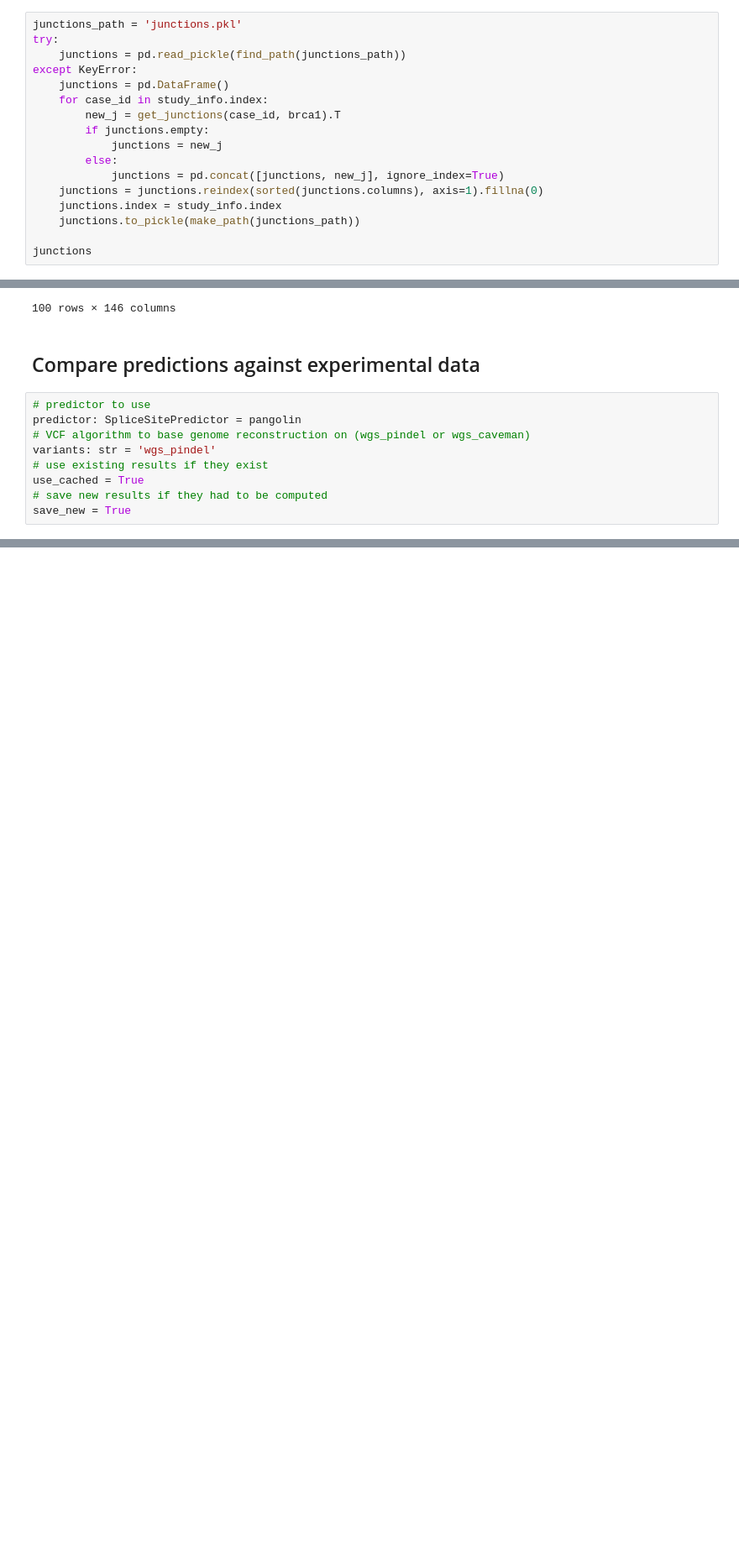
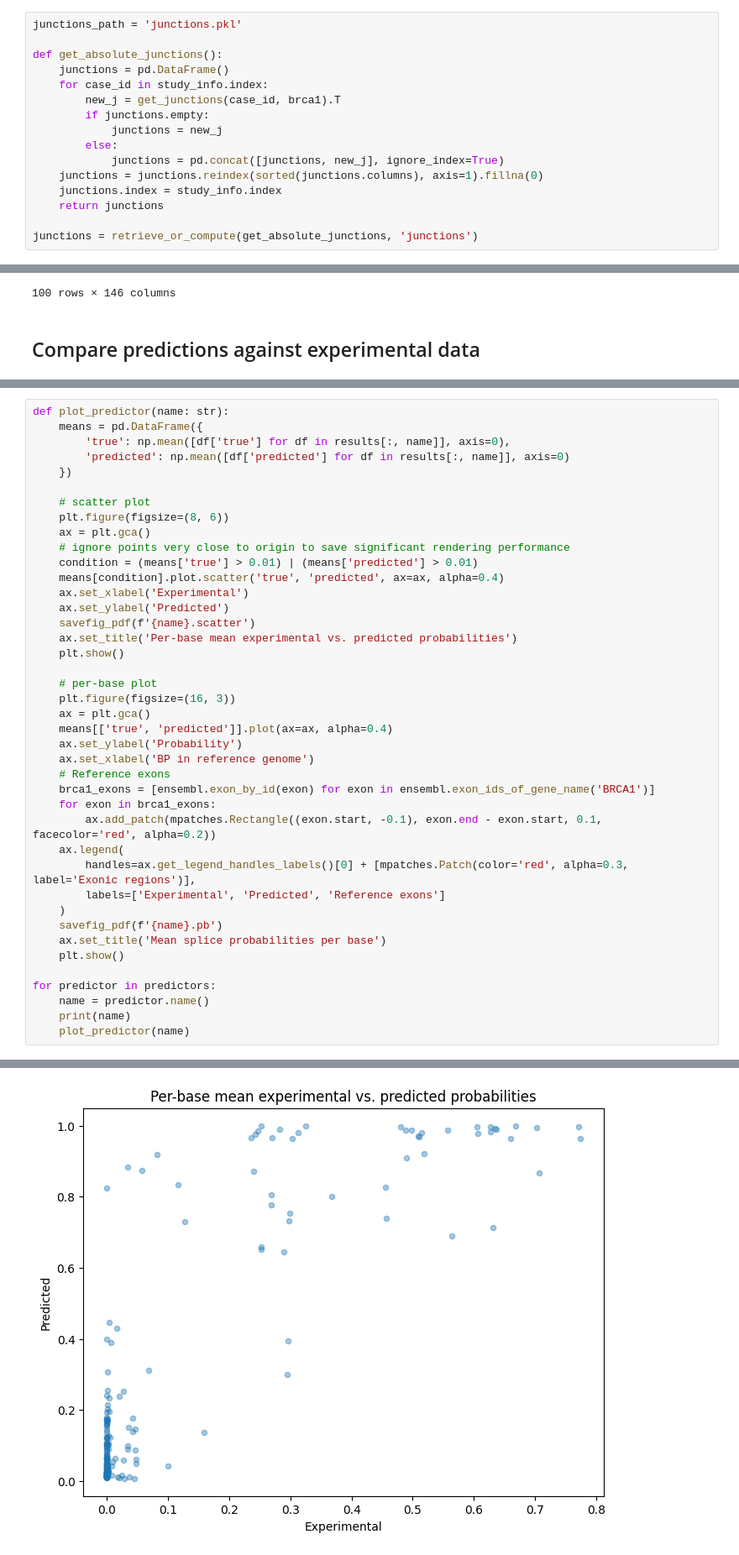
Before and after one commit to jannis-baum/hpi-hoai, a Jupyter notebook: evaluation.ipynb, the cells around one changed output, grey strips where cells are left out. Shown at 84% size. Cells and saved outputs as stored; diff of their text form; blank space fills up the shorter version.

Commit message:
feat: improved caching & final figures

```diff
--- a/evaluation.ipynb
+++ b/evaluation.ipynb
@@ -31,9 +30,8 @@ study_info.head()
 ## Find and aggregate absolute junction use
 # %%
 junctions_path = 'junctions.pkl'
-try:
-    junctions = pd.read_pickle(find_path(junctions_path))
-except KeyError:
+
+def get_absolute_junctions():
     junctions = pd.DataFrame()
     for case_id in study_info.index:
         new_j = get_junctions(case_id, brca1).T
@@ -43,6 +41,6 @@ except KeyError:
             junctions = pd.concat([junctions, new_j], ignore_index=True)
     junctions = junctions.reindex(sorted(junctions.columns), axis=1).fillna(0)
     junctions.index = study_info.index
-    junctions.to_pickle(make_path(junctions_path))
+    return junctions
 
-junctions
+junctions = retrieve_or_compute(get_absolute_junctions, 'junctions')
@@ -112,13 +94,4 @@ splice_probs
 100 rows × 146 columns
 # %% [markdown]
 ## Compare predictions against experimental data
-# %%
-# predictor to use
-predictor: SpliceSitePredictor = pangolin
-# VCF algorithm to base genome reconstruction on (wgs_pindel or wgs_caveman)
-variants: str = 'wgs_pindel'
-# use existing results if they exist
-use_cached = True
-# save new results if they had to be computed
-save_new = True
 # %%
@@ -202,0 +169,42 @@ results_mean.index = results.iloc[0].index
+# %%
+def plot_predictor(name: str):
+    means = pd.DataFrame({
+        'true': np.mean([df['true'] for df in results[:, name]], axis=0),
+        'predicted': np.mean([df['predicted'] for df in results[:, name]], axis=0)
+    })
+
+    # scatter plot
+    plt.figure(figsize=(8, 6))
+    ax = plt.gca()
+    # ignore points very close to origin to save significant rendering performance
+    condition = (means['true'] > 0.01) | (means['predicted'] > 0.01)
+    means[condition].plot.scatter('true', 'predicted', ax=ax, alpha=0.4)
+    ax.set_xlabel('Experimental')
+    ax.set_ylabel('Predicted')
+    savefig_pdf(f'{name}.scatter')
+    ax.set_title('Per-base mean experimental vs. predicted probabilities')
+    plt.show()
+
+    # per-base plot
+    plt.figure(figsize=(16, 3))
+    ax = plt.gca()
+    means[['true', 'predicted']].plot(ax=ax, alpha=0.4)
+    ax.set_ylabel('Probability')
+    ax.set_xlabel('BP in reference genome')
+    # Reference exons
+    brca1_exons = [ensembl.exon_by_id(exon) for exon in ensembl.exon_ids_of_gene_name('BRCA1')]
+    for exon in brca1_exons:
+        ax.add_patch(mpatches.Rectangle((exon.start, -0.1), exon.end - exon.start, 0.1, facecolor='red', alpha=0.2))
+    ax.legend(
+        handles=ax.get_legend_handles_labels()[0] + [mpatches.Patch(color='red', alpha=0.3, label='Exonic regions')],
+        labels=['Experimental', 'Predicted', 'Reference exons']
+    )
+    savefig_pdf(f'{name}.pb')
+    ax.set_title('Mean splice probabilities per base')
+    plt.show()
+
+for predictor in predictors:
+    name = predictor.name()
+    print(name)
+    plot_predictor(name)
+# %% [output]
@@ -202,0 +212 @@ results_mean.index = results.iloc[0].index
+[figure, added]
```
Also changed, not shown: parts of 11 cells of this notebook.
